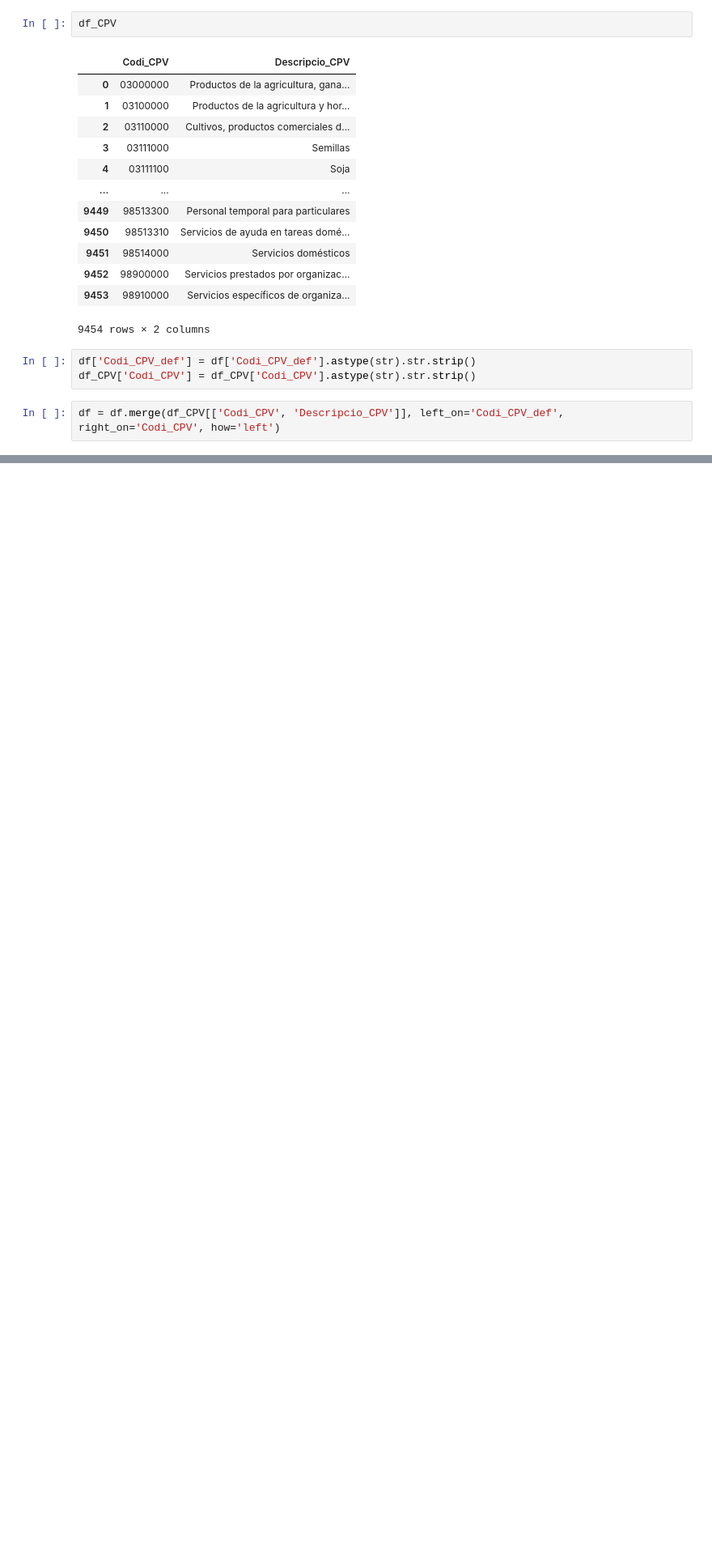
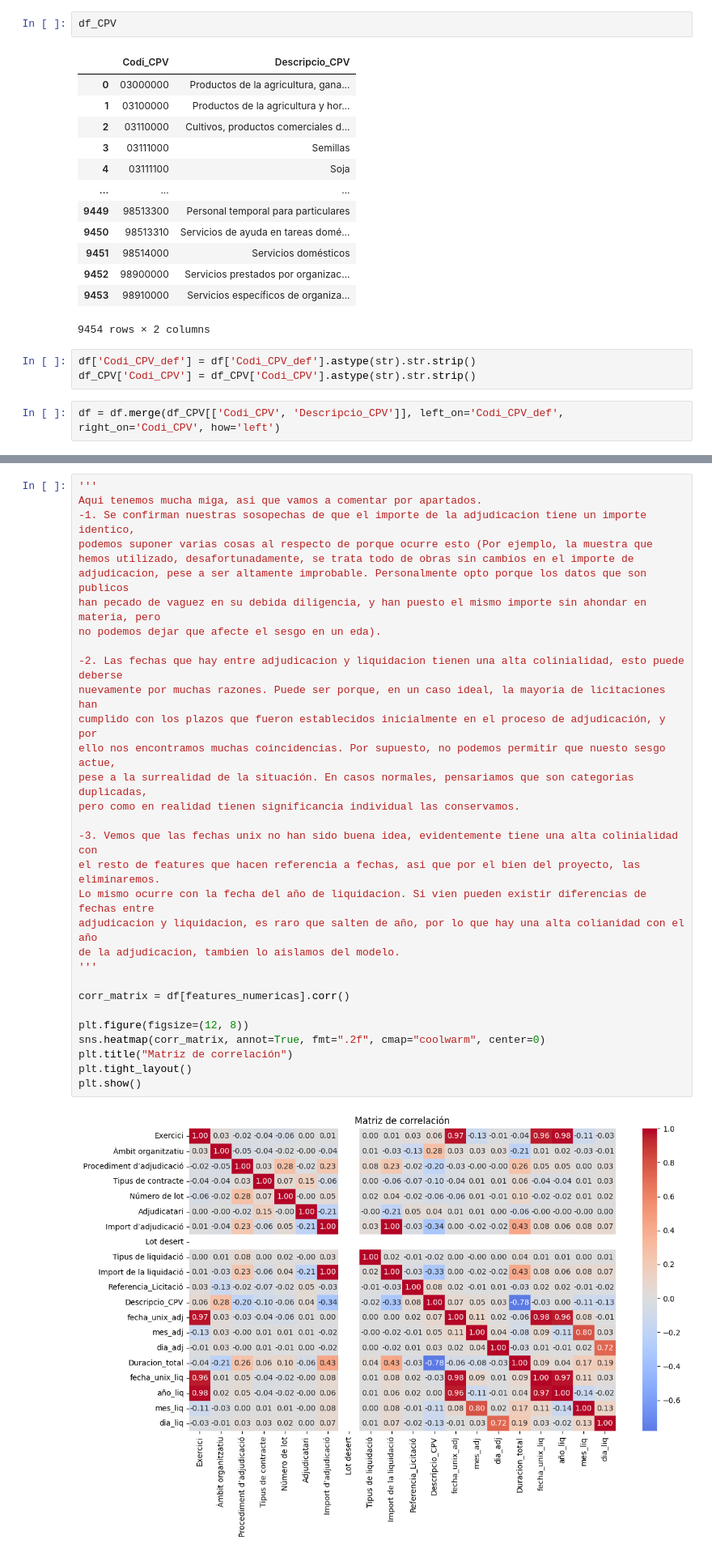
Before and after one commit to damormu/ds_ml_licitaciones, a Jupyter notebook: src/notebooks/Notebook_Daniel.ipynb, the cells around one changed output, grey strips where cells are left out. Shown at 81% size. Drawn from its saved outputs; the diff is of its cells as text; blank space fills up the shorter version.

```diff
--- a/src/notebooks/Notebook_Daniel.ipynb
+++ b/src/notebooks/Notebook_Daniel.ipynb
@@ -275,0 +554,33 @@ df.drop(columns=['Codi CPV', 'Codi_CPV_def', 'Codi_CPV'], inplace=True)
+# %%
+'''
+Aqui tenemos mucha miga, asi que vamos a comentar por apartados.
+-1. Se confirman nuestras sosopechas de que el importe de la adjudicacion tiene un importe identico,
+podemos suponer varias cosas al respecto de porque ocurre esto (Por ejemplo, la muestra que
+hemos utilizado, desafortunadamente, se trata todo de obras sin cambios en el importe de
+adjudicacion, pese a ser altamente improbable. Personalmente opto porque los datos que son publicos
+han pecado de vaguez en su debida diligencia, y han puesto el mismo importe sin ahondar en materia, pero
+no podemos dejar que afecte el sesgo en un eda).
+
+-2. Las fechas que hay entre adjudicacion y liquidacion tienen una alta colinialidad, esto puede deberse
+nuevamente por muchas razones. Puede ser porque, en un caso ideal, la mayoria de licitaciones han
+cumplido con los plazos que fueron establecidos inicialmente en el proceso de adjudicación, y por
+ello nos encontramos muchas coincidencias. Por supuesto, no podemos permitir que nuesto sesgo actue,
+pese a la surrealidad de la situación. En casos normales, pensariamos que son categorias duplicadas,
+pero como en realidad tienen significancia individual las conservamos.
+
+-3. Vemos que las fechas unix no han sido buena idea, evidentemente tiene una alta colinialidad con
+el resto de features que hacen referencia a fechas, asi que por el bien del proyecto, las eliminaremos.
+Lo mismo ocurre con la fecha del año de liquidacion. Si vien pueden existir diferencias de fechas entre
+adjudicacion y liquidacion, es raro que salten de año, por lo que hay una alta colianidad con el año
+de la adjudicacion, tambien lo aislamos del modelo.
+'''
+
+corr_matrix = df[features_numericas].corr()
+
+plt.figure(figsize=(12, 8))
+sns.heatmap(corr_matrix, annot=True, fmt=".2f", cmap="coolwarm", center=0)
+plt.title("Matriz de correlación")
+plt.tight_layout()
+plt.show()
+# %% [output]
+[figure, added]
```
Also changed, not shown: parts of 64 cells of this notebook, 3 other files.
